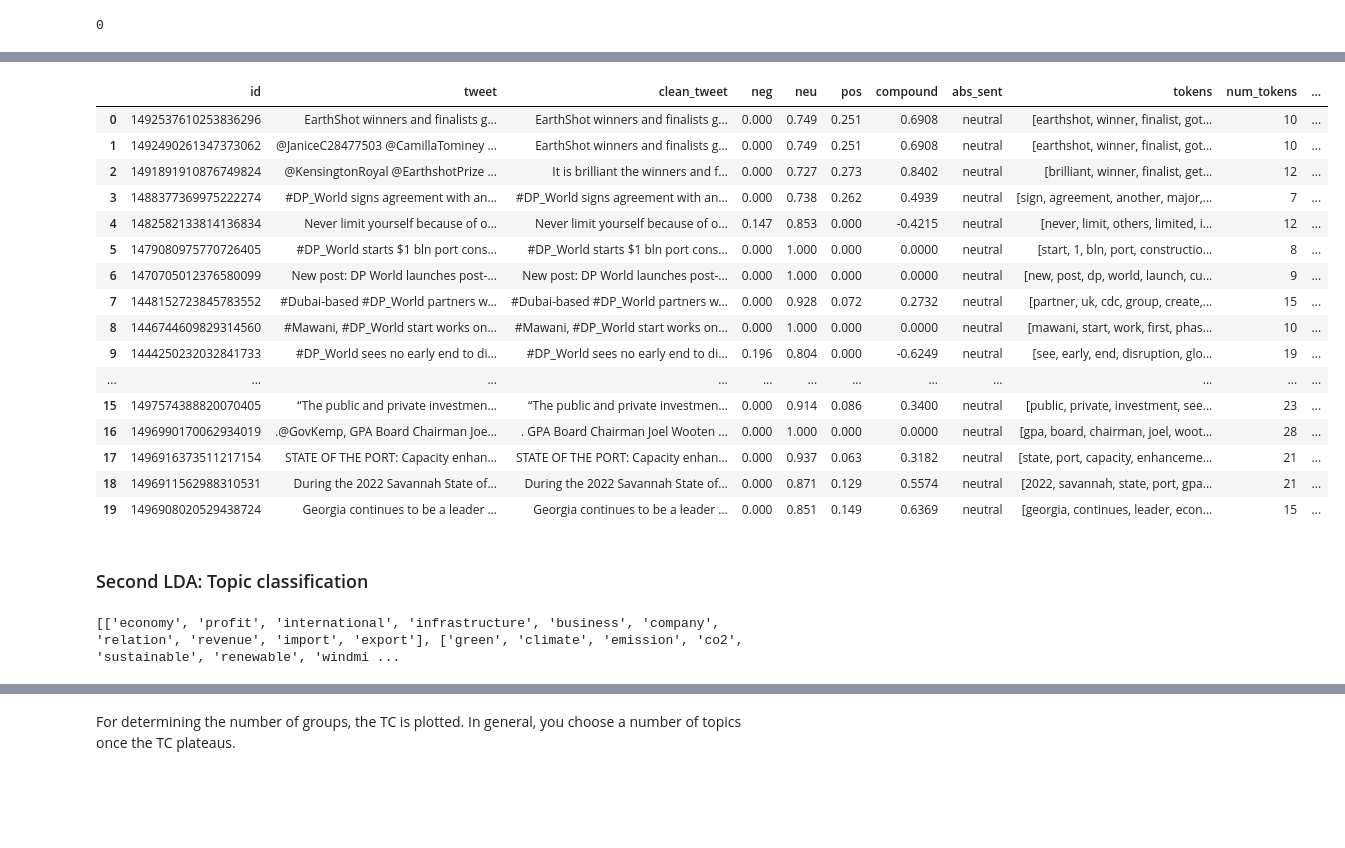
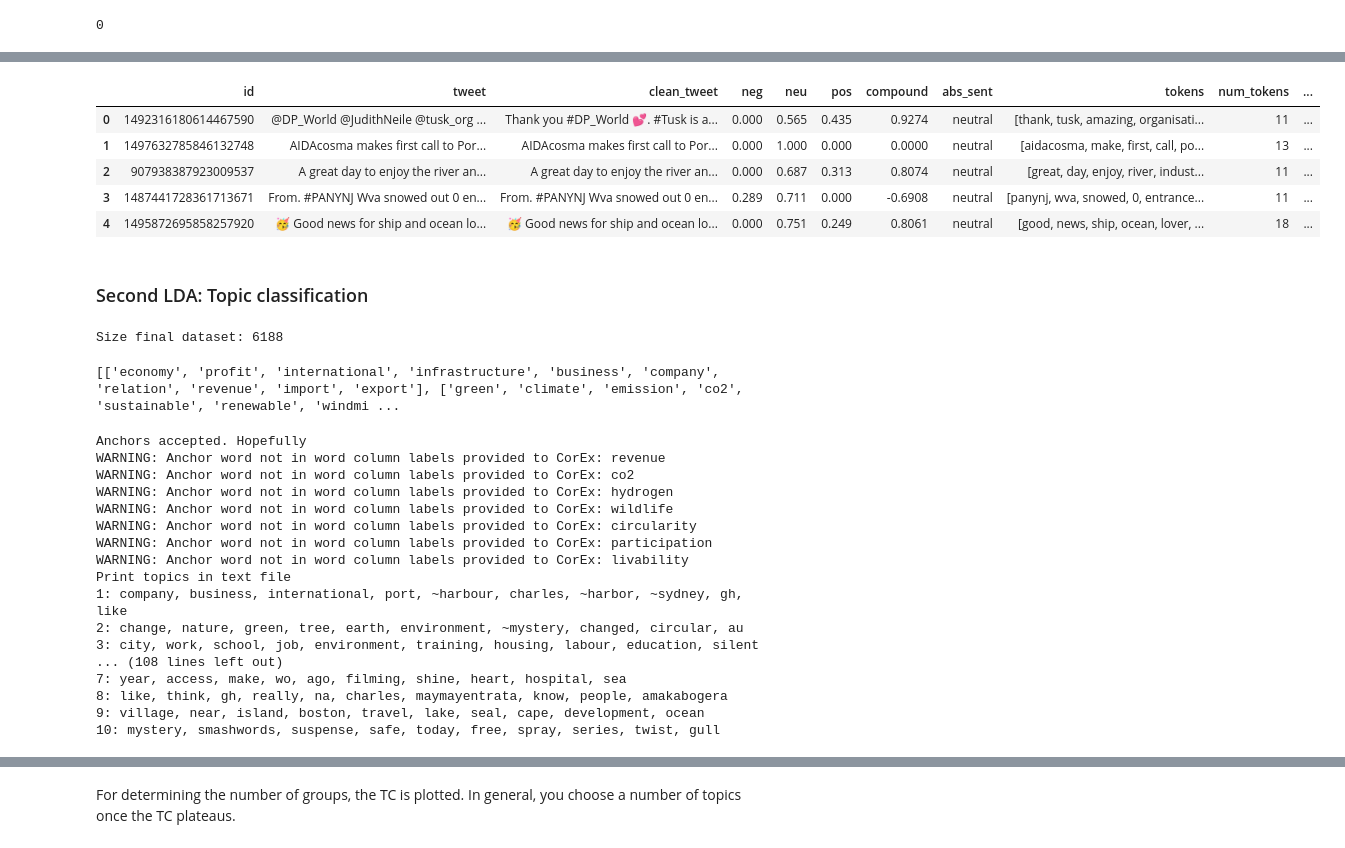
Before and after one commit to i-knock/mixed_methods, a Jupyter notebook: Text Analysis.ipynb, the cells around one changed output, grey strips where cells are left out. Saved outputs shown, nothing was run; the diff lists cells and outputs as text; code cells hidden in the pictures; blank space fills up the shorter version.

```diff
--- a/Text Analysis.ipynb
+++ b/Text Analysis.ipynb
@@ -371,7 +371,7 @@ processed_twitter.head()
 # ]
 
 to_remove = [
-    "#pdx911" # the bloody portland police notifications
+    "#pdx911", # the bloody portland police notifications
     "PRAYER"
 ]
 
@@ -551,24 +563,13 @@ topic_correlation_plot(useful_topic_model)
 # %%
 # Aaand drop the useless topics
-useful_twitter_red = select_topics(useful_twitter, useful_topic_model.labels, [0, 1, 2, 3, 8, 9], remove=True, drop_column=False)
-useful_twitter_red.head(20)
+useful_twitter_red = select_topics(useful_twitter, useful_topic_model.labels, [0, 1, 2, 3, 6, 9], remove=True, drop_column=False)
+useful_twitter_red.head(5)
 # %% [output]
 |  | id | tweet | clean_tweet | neg | neu | pos | compound | abs_sent | tokens | num_tokens | ... |
-| 0 | 1492537610253836296 | EarthShot winners and finalists g... | EarthShot winners and finalists g... | 0.000 | 0.749 | 0.251 | 0.6908 | neutral | [earthshot, winner, finalist, got... | 10 | ... |
-| 1 | 1492490261347373062 | @JaniceC28477503 @CamillaTominey ... | EarthShot winners and finalists g... | 0.000 | 0.749 | 0.251 | 0.6908 | neutral | [earthshot, winner, finalist, got... | 10 | ... |
-| 2 | 1491891910876749824 | @KensingtonRoyal @EarthshotPrize ... | It is brilliant the winners and f... | 0.000 | 0.727 | 0.273 | 0.8402 | neutral | [brilliant, winner, finalist, get... | 12 | ... |
-| 3 | 1488377369975222274 | #DP_World signs agreement with an... | #DP_World signs agreement with an... | 0.000 | 0.738 | 0.262 | 0.4939 | neutral | [sign, agreement, another, major,... | 7 | ... |
-| 4 | 1482582133814136834 | Never limit yourself because of o... | Never limit yourself because of o... | 0.147 | 0.853 | 0.000 | -0.4215 | neutral | [never, limit, others, limited, i... | 12 | ... |
-| 5 | 1479080975770726405 | #DP_World starts $1 bln port cons... | #DP_World starts $1 bln port cons... | 0.000 | 1.000 | 0.000 | 0.0000 | neutral | [start, 1, bln, port, constructio... | 8 | ... |
-| 6 | 1470705012376580099 | New post: DP World launches post-... | New post: DP World launches post-... | 0.000 | 1.000 | 0.000 | 0.0000 | neutral | [new, post, dp, world, launch, cu... | 9 | ... |
-| 7 | 1448152723845783552 | #Dubai-based #DP_World partners w... | #Dubai-based #DP_World partners w... | 0.000 | 0.928 | 0.072 | 0.2732 | neutral | [partner, uk, cdc, group, create,... | 15 | ... |
-| 8 | 1446744609829314560 | #Mawani, #DP_World start works on... | #Mawani, #DP_World start works on... | 0.000 | 1.000 | 0.000 | 0.0000 | neutral | [mawani, start, work, first, phas... | 10 | ... |
-| 9 | 1444250232032841733 | #DP_World sees no early end to di... | #DP_World sees no early end to di... | 0.196 | 0.804 | 0.000 | -0.6249 | neutral | [see, early, end, disruption, glo... | 19 | ... |
-| ... | ... | ... | ... | ... | ... | ... | ... | ... | ... | ... | ... |
-| 15 | 1497574388820070405 | “The public and private investmen... | “The public and private investmen... | 0.000 | 0.914 | 0.086 | 0.3400 | neutral | [public, private, investment, see... | 23 | ... |
-| 16 | 1496990170062934019 | .@GovKemp, GPA Board Chairman Joe... | . GPA Board Chairman Joel Wooten ... | 0.000 | 1.000 | 0.000 | 0.0000 | neutral | [gpa, board, chairman, joel, woot... | 28 | ... |
-| 17 | 1496916373511217154 | STATE OF THE PORT: Capacity enhan... | STATE OF THE PORT: Capacity enhan... | 0.000 | 0.937 | 0.063 | 0.3182 | neutral | [state, port, capacity, enhanceme... | 21 | ... |
-| 18 | 1496911562988310531 | During the 2022 Savannah State of... | During the 2022 Savannah State of... | 0.000 | 0.871 | 0.129 | 0.5574 | neutral | [2022, savannah, state, port, gpa... | 21 | ... |
-| 19 | 1496908020529438724 | Georgia continues to be a leader ... | Georgia continues to be a leader ... | 0.000 | 0.851 | 0.149 | 0.6369 | neutral | [georgia, continues, leader, econ... | 15 | ... |
+| 0 | 1492316180614467590 | @DP_World @JudithNeile @tusk_org ... | Thank you #DP_World 💕. #Tusk is a... | 0.000 | 0.565 | 0.435 | 0.9274 | neutral | [thank, tusk, amazing, organisati... | 11 | ... |
+| 1 | 1497632785846132748 | AIDAcosma makes first call to Por... | AIDAcosma makes first call to Por... | 0.000 | 1.000 | 0.000 | 0.0000 | neutral | [aidacosma, make, first, call, po... | 13 | ... |
+| 2 | 907938387923009537 | A great day to enjoy the river an... | A great day to enjoy the river an... | 0.000 | 0.687 | 0.313 | 0.8074 | neutral | [great, day, enjoy, river, indust... | 11 | ... |
+| 3 | 1487441728361713671 | From. #PANYNJ Wva snowed out 0 en... | From. #PANYNJ Wva snowed out 0 en... | 0.289 | 0.711 | 0.000 | -0.6908 | neutral | [panynj, wva, snowed, 0, entrance... | 11 | ... |
+| 4 | 1495872695858257920 | 🥳 Good news for ship and ocean lo... | 🥳 Good news for ship and ocean lo... | 0.000 | 0.751 | 0.249 | 0.8061 | neutral | [good, news, ship, ocean, lover, ... | 18 | ... |
 # %%
 # Save the file so that it stays consistent
@@ -583,3 +580,10 @@ useful_twitter = processed_twitter
+# %%
+# Load the stored data
+import pandas as pd
+useful_twitter = pd.read_csv('manual_topics.csv')
+print(f"Size final dataset: {len(useful_twitter.index)}")
+# %% [output]
+Size final dataset: 6188
 # %%
 # Anchor words
 topic_anchors =[
@@ -591,4 +595,33 @@ topic_anchors = process_anchors(topic_anchors) # do the processing so it matches
 print(topic_anchors)
 # %% [output]
 [['economy', 'profit', 'international', 'infrastructure', 'business', 'company', 'relation', 'revenue', 'import', 'export'], ['green', 'climate', 'emission', 'co2', 'sustainable', 'renewable', 'windmi ...
+# %%
+# Create the list for comparison for several topics
+%%script false --no-raise-error
+keywords_per_topics = list()
+for num in range(3, 11):
+    topic_model = topic_train(useful_twitter, num_topics=num, anchors=topic_anchors, summary_name = 'topic_classifier', anchor_strength=5)
+    keywords_per_topics.append(topic_top_words(topic_model))
+np.savetxt("second_topic_keywords.csv",
+           keywords_per_topics,
+           delimiter =", ",
+           fmt ='% s')
+# %% [output]
+Anchors accepted. Hopefully
+WARNING: Anchor word not in word column labels provided to CorEx: revenue
+WARNING: Anchor word not in word column labels provided to CorEx: co2
+WARNING: Anchor word not in word column labels provided to CorEx: hydrogen
+WARNING: Anchor word not in word column labels provided to CorEx: wildlife
+WARNING: Anchor word not in word column labels provided to CorEx: circularity
+WARNING: Anchor word not in word column labels provided to CorEx: participation
+WARNING: Anchor word not in word column labels provided to CorEx: livability
+Print topics in text file
+1: company, business, international, port, ~harbour, charles, ~harbor, ~sydney, gh, like
+2: change, nature, green, tree, earth, environment, ~mystery, changed, circular, au
+3: city, work, school, job, environment, training, housing, labour, education, silent
+... (108 lines left out)
+7: year, access, make, wo, ago, filming, shine, heart, hospital, sea
+8: like, think, gh, really, na, charles, maymayentrata, know, people, amakabogera
+9: village, near, island, boston, travel, lake, seal, cape, development, ocean
+10: mystery, smashwords, suspense, safe, today, free, spray, series, twist, gull
 # %%
```
Also changed, not shown: parts of 26 cells of this notebook, 16 other files.
